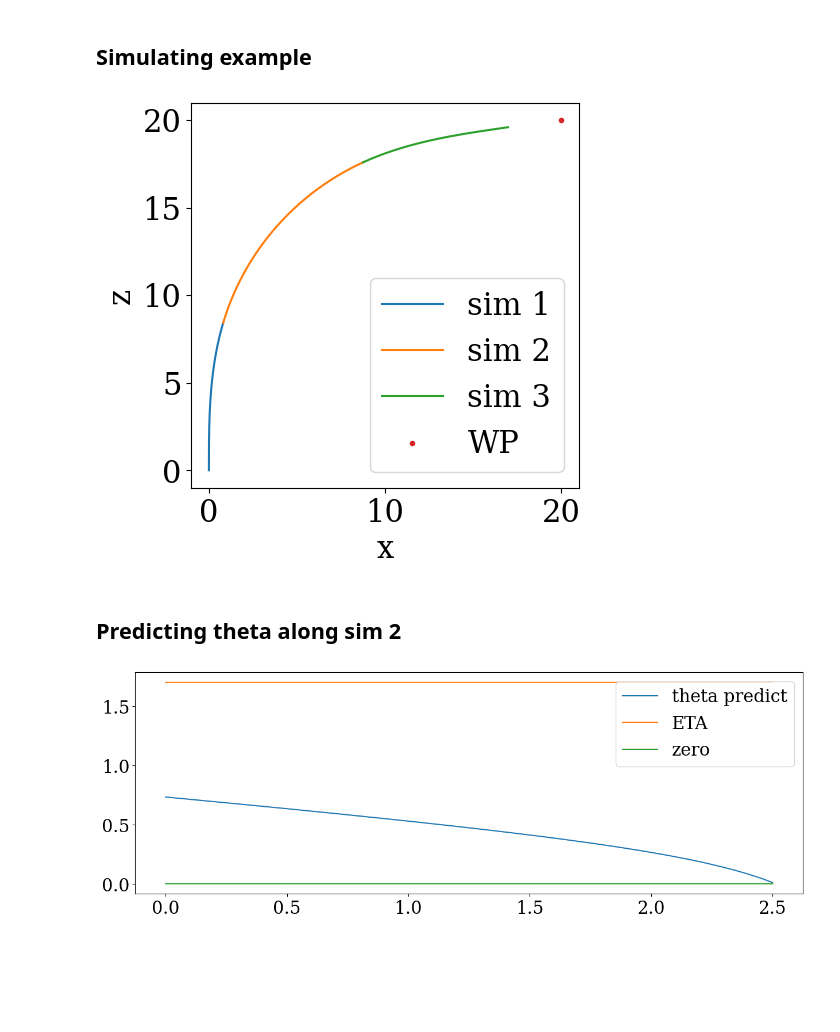
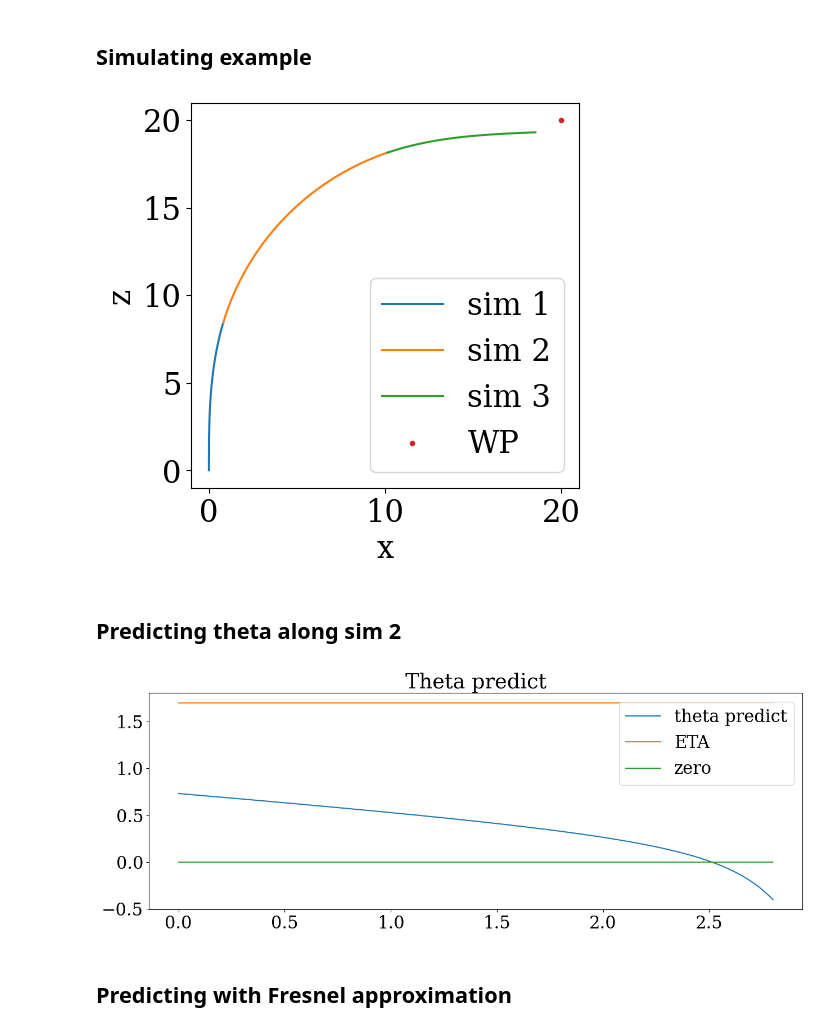
Before and after one commit to TirelessRock/3D-nav-research, a Jupyter notebook: ship-movement-simulation-lab.ipynb, the cells around one changed output. Saved outputs shown, nothing was run; the diff lists cells and outputs as text; code cells hidden in the pictures; blank space fills up the shorter version.

Commit message:
frenelS approximation

```diff
--- a/ship-movement-simulation-lab.ipynb
+++ b/ship-movement-simulation-lab.ipynb
@@ -393,7 +393,7 @@ th_tau, ths[thi], ptau, dtau
 ## Simulating example
 # %%
 T1 = 1.7
-T2 = 2.5
+T2 = 2.8
 T3 = T1
 
 eps2 = 2 * eps
@@ -422,7 +422,7 @@ plt.ylabel('z')
 plt.show()
 plt.rcParams['figure.figsize'] = [15, 5]
 # %% [output]
-[figure, old version]
+[figure, new version]
 # %% [markdown]
 ## Predicting theta along sim 2
 # %%
@@ -432,11 +432,16 @@ for x, d, t in zip(tx2, td2, t_seg2):
     th, tau, _, _ = estimate_theta_when_tau(x, next_wp, d, speed, omega0 + eps2 * T1, eps2)
     ths_predict.append(th)
     taus.append(tau)
+ths_predict = np.array(ths_predict)
+taus = np.array(taus)
 # %%
+plt.title("Theta predict")
 plt.plot(t_seg2, ths_predict, label='theta predict')
 plt.plot(t_seg2, taus, label='ETA')
 plt.plot(t_seg2, np.zeros_like(t_seg2), label='zero')
 plt.legend(loc='upper right')
 plt.show()
 # %% [output]
-[figure, old version]
+[figure, new version]
+# %% [markdown]
+## Predicting with Fresnel approximation
```
Also changed, not shown: parts of 5 cells of this notebook.
